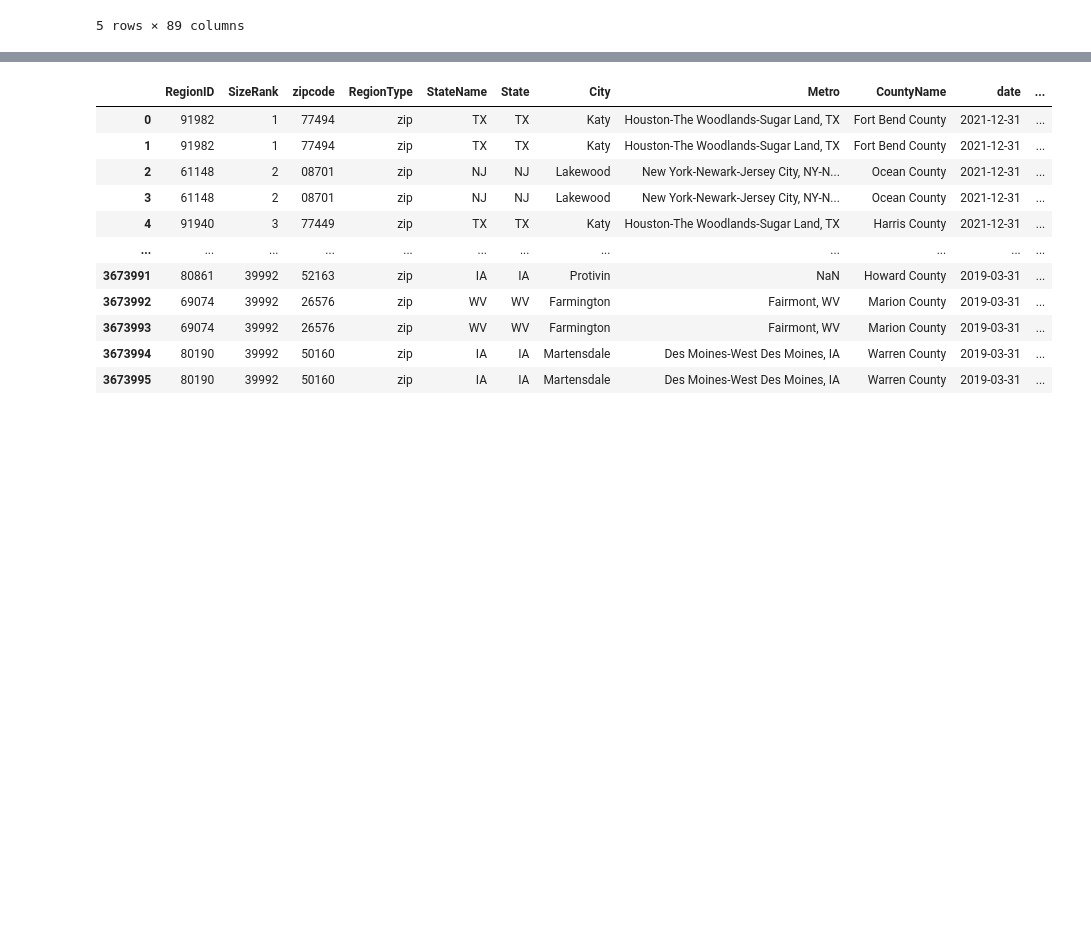
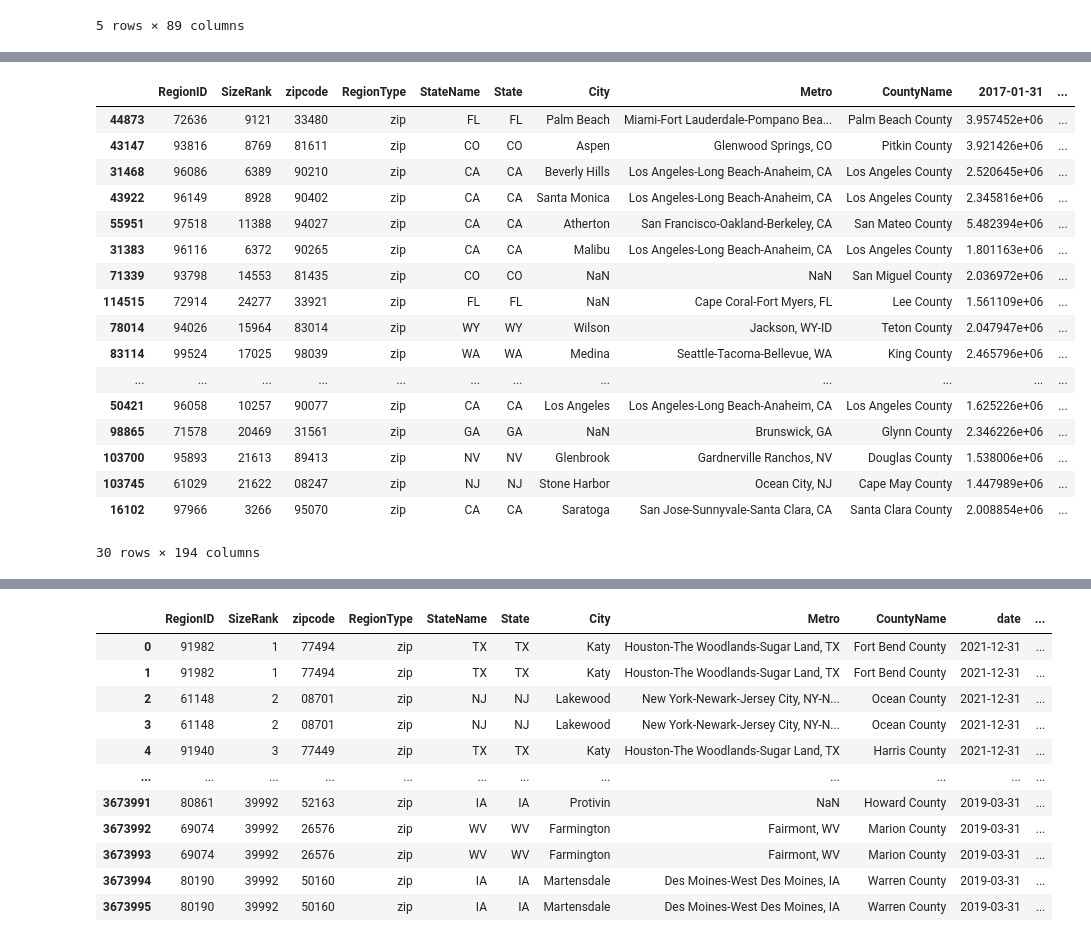
Before and after one commit to mexiliang/milestone696, a Jupyter notebook: workbook.ipynb, the cells around one changed output, grey strips where cells are left out. Saved outputs shown, nothing was run; the diff lists cells and outputs as text; code cells hidden in the pictures; blank space fills up the shorter version.

```diff
--- a/workbook.ipynb
+++ b/workbook.ipynb
@@ -402,0 +620,2 @@ zillow_df.head(5)
+# %%
+master_df = pd.read_csv('master_v3.csv', converters={'zipcode': str, 'year:': str})
@@ -402,0 +632,4 @@ zillow_df.head(5)
+# %%
+master_df['price_changed_in_5yr'] = master_df['2021-12-31'] - master_df['2017-01-31']
+# %%
+most_increased = master_df[master_df['year'] == 2021].sort_values('price_changed_in_5yr', ascending=False).head(30)
@@ -402,0 +640,21 @@ zillow_df.head(5)
+# %%
+most_increased
+# %% [output]
+|  | RegionID | SizeRank | zipcode | RegionType | StateName | State | City | Metro | CountyName | 2017-01-31 | ... |
+| 44873 | 72636 | 9121 | 33480 | zip | FL | FL | Palm Beach | Miami-Fort Lauderdale-Pompano Bea... | Palm Beach County | 3.957452e+06 | ... |
+| 43147 | 93816 | 8769 | 81611 | zip | CO | CO | Aspen | Glenwood Springs, CO | Pitkin County | 3.921426e+06 | ... |
+| 31468 | 96086 | 6389 | 90210 | zip | CA | CA | Beverly Hills | Los Angeles-Long Beach-Anaheim, CA | Los Angeles County | 2.520645e+06 | ... |
+| 43922 | 96149 | 8928 | 90402 | zip | CA | CA | Santa Monica | Los Angeles-Long Beach-Anaheim, CA | Los Angeles County | 2.345816e+06 | ... |
+| 55951 | 97518 | 11388 | 94027 | zip | CA | CA | Atherton | San Francisco-Oakland-Berkeley, CA | San Mateo County | 5.482394e+06 | ... |
+| 31383 | 96116 | 6372 | 90265 | zip | CA | CA | Malibu | Los Angeles-Long Beach-Anaheim, CA | Los Angeles County | 1.801163e+06 | ... |
+| 71339 | 93798 | 14553 | 81435 | zip | CO | CO | NaN | NaN | San Miguel County | 2.036972e+06 | ... |
+| 114515 | 72914 | 24277 | 33921 | zip | FL | FL | NaN | Cape Coral-Fort Myers, FL | Lee County | 1.561109e+06 | ... |
+| 78014 | 94026 | 15964 | 83014 | zip | WY | WY | Wilson | Jackson, WY-ID | Teton County | 2.047947e+06 | ... |
+| 83114 | 99524 | 17025 | 98039 | zip | WA | WA | Medina | Seattle-Tacoma-Bellevue, WA | King County | 2.465796e+06 | ... |
+| ... | ... | ... | ... | ... | ... | ... | ... | ... | ... | ... | ... |
+| 50421 | 96058 | 10257 | 90077 | zip | CA | CA | Los Angeles | Los Angeles-Long Beach-Anaheim, CA | Los Angeles County | 1.625226e+06 | ... |
+| 98865 | 71578 | 20469 | 31561 | zip | GA | GA | NaN | Brunswick, GA | Glynn County | 2.346226e+06 | ... |
+| 103700 | 95893 | 21613 | 89413 | zip | NV | NV | Glenbrook | Gardnerville Ranchos, NV | Douglas County | 1.538006e+06 | ... |
+| 103745 | 61029 | 21622 | 08247 | zip | NJ | NJ | Stone Harbor | Ocean City, NJ | Cape May County | 1.447989e+06 | ... |
+| 16102 | 97966 | 3266 | 95070 | zip | CA | CA | Saratoga | San Jose-Sunnyvale-Santa Clara, CA | Santa Clara County | 2.008854e+06 | ... |
+30 rows × 194 columns
```
Also changed, not shown: parts of 24 cells of this notebook.
